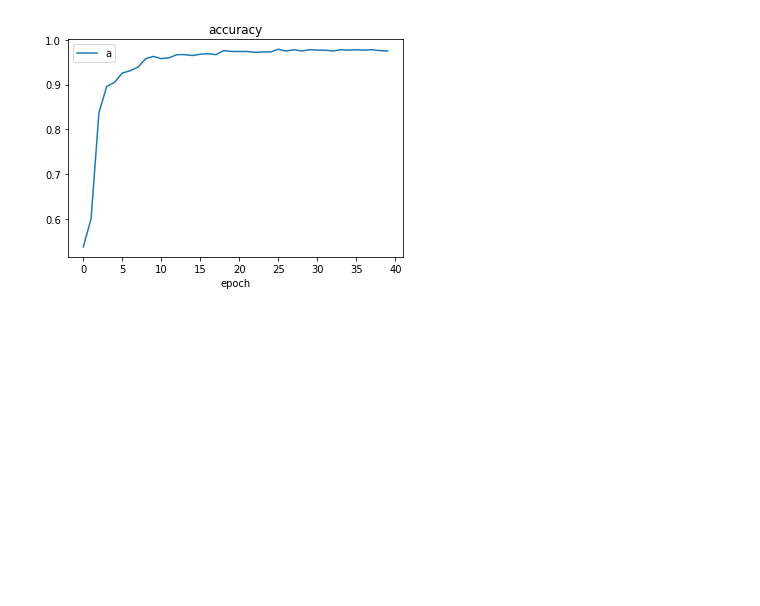
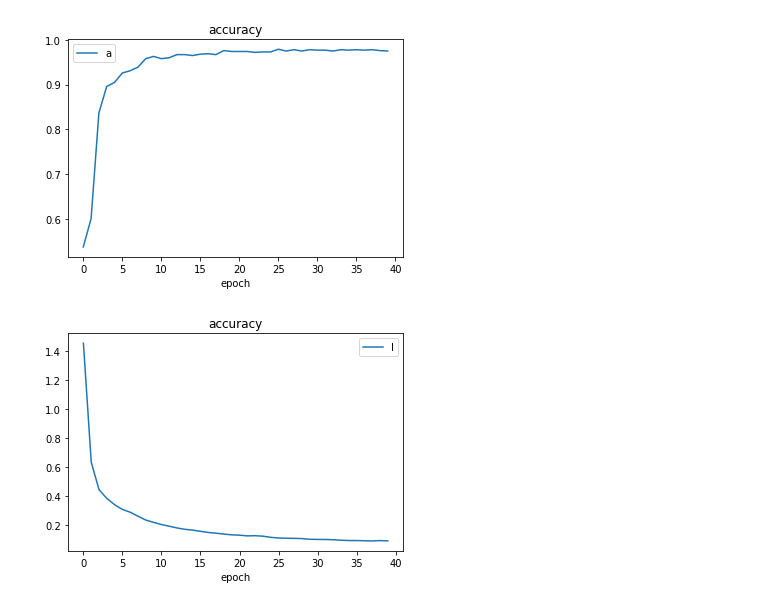
Before and after one commit to jerzy456/UDEMY_self_driving_car, a Jupyter notebook: Keras/Keras_NN.ipynb, the cells around one changed output. Saved outputs shown, nothing was run; the diff lists cells and outputs as text; code cells hidden in the pictures; blank space fills up the shorter version.

```diff
--- a/Keras/Keras_NN.ipynb
+++ b/Keras/Keras_NN.ipynb
@@ -55,3 +55,11 @@ plt.legend('acc')
 plt.show()
 # %% [output]
 [figure]
+# %%
+plt.plot(h.history['loss'])
+plt.title('accuracy')
+plt.xlabel('epoch')
+plt.legend('loss')
+plt.show()
+# %% [output]
+[figure, added]
```
Also changed, not shown: parts of 3 cells of this notebook, 1 other file.
